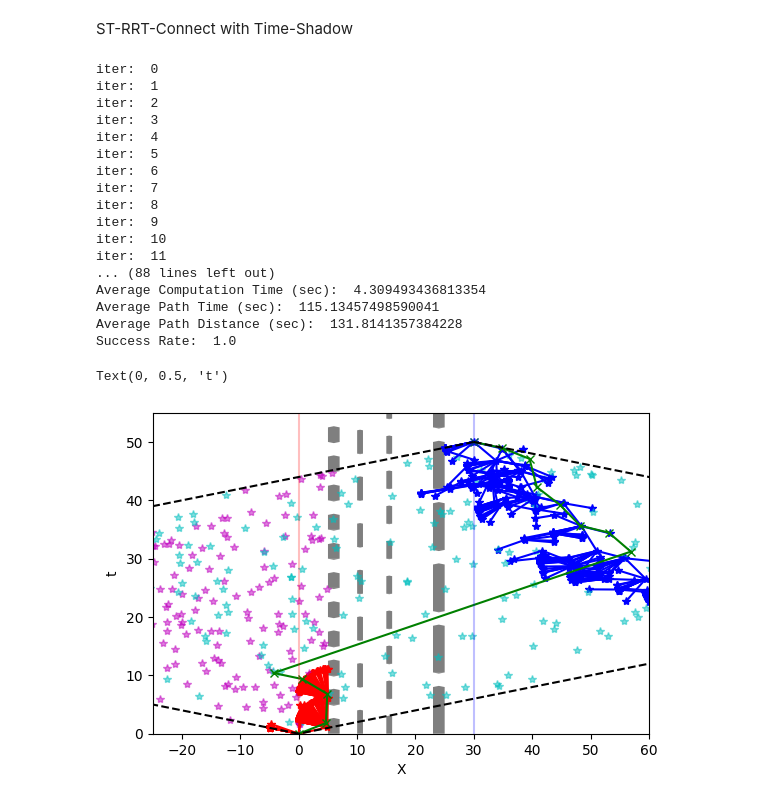
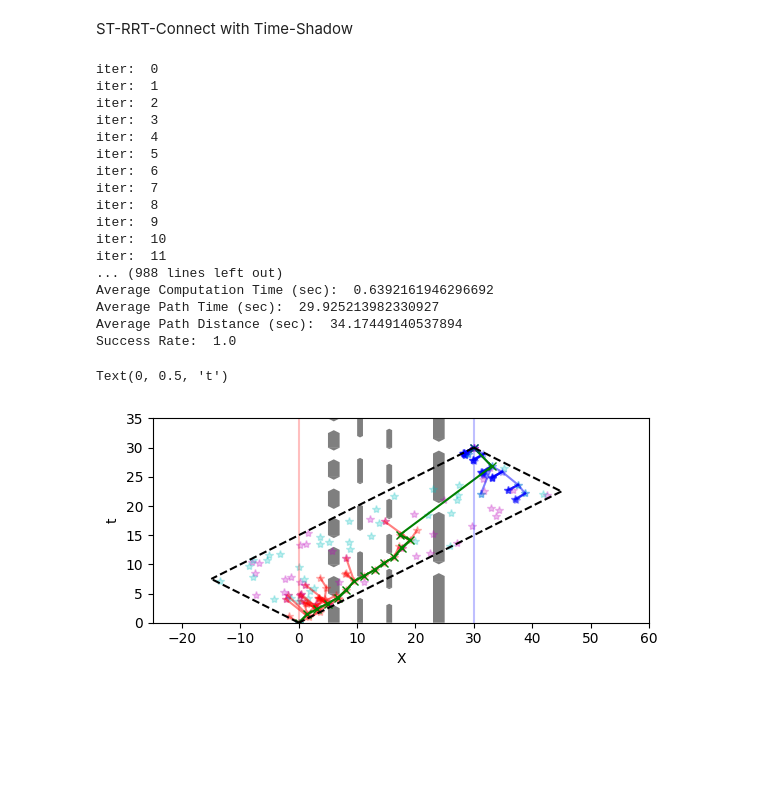
Before and after one commit to jeffersonkim97/cognis_UAM, a Jupyter notebook: script/Comparison/1D-ST-RRT-Connect.ipynb, the cells around one changed output. Drawn from its saved outputs; the diff is of its cells as text; code cells hidden in the pictures; blank space fills up the shorter version.

```diff
--- a/script/Comparison/1D-ST-RRT-Connect.ipynb
+++ b/script/Comparison/1D-ST-RRT-Connect.ipynb
@@ -136,6 +142,8 @@ def find_neighbor_RRTC(qrand, V, k):
     for i in range(len(V)):
         if reachable_RRTC(V[i], qrand, forward):
             dist_vec.append(distance(V[i][0], qrand[0]))
+        else:
+            dist_vec.append(1e100)
 
     if len(dist_vec) > 0:
         closest = dist_vec.index(min(dist_vec))
@@ -385,15 +397,17 @@ fig = plt.figure()
 ax = fig.subplots()
 # RRTConnect
 for rrtv in V_RRTCa:
-   plt.plot(rrtv[0], rrtv[1], 'r*')
+   plt.plot(rrtv[0], rrtv[1], 'r*', alpha=0.25)
 for rrtv in V_RRTCb:
-   plt.plot(rrtv[0], rrtv[1], 'b*')
-# for rrtvr in V_RRTCb_raw:
-#     plt.plot(rrtvr[0], rrtvr[1], 'm.')
+   plt.plot(rrtv[0], rrtv[1], 'b*', alpha=0.25)
+for rrtvr in V_RRTCa_raw:
+    plt.plot(rrtvr[0], rrtvr[1], 'm.', alpha=0.25)
+for rrtvr in V_RRTCb_raw:
+    plt.plot(rrtvr[0], rrtvr[1], 'c.', alpha=0.25)
 for rrte in E_RRTCa:
-    plt.plot([rrte[0][0], rrte[1][0]], [rrte[0][1], rrte[1][1]], 'r-')#, alpha=0.25)
+    plt.plot([rrte[0][0], rrte[1][0]], [rrte[0][1], rrte[1][1]], 'r-', alpha=0.5)
 for rrte in E_RRTCb:
-    plt.plot([rrte[0][0], rrte[1][0]], [rrte[0][1], rrte[1][1]], 'b-')#, alpha=0.25)
+    plt.plot([rrte[0][0], rrte[1][0]], [rrte[0][1], rrte[1][1]], 'b-', alpha=0.5)
 if final_path is not None:
     for pathi in final_path:
         plt.plot(pathi[0], pathi[1], 'gx')
@@ -429,6 +443,8 @@ ax.axis('square')
 # plt.xlim(point3[0]-5, point4[0]+5)
 plt.xlim(-25, 60)
 plt.ylim(0, tf+5)
+# plt.xlim(25, 35)
+# plt.ylim(30, 45)
 plt.xlabel('X')
 plt.ylabel('t')
 # %% [output]
@@ -563,7 +597,6 @@ RRT_RS_total_time = []
 RRT_RS_total_distance = []
 time_vec_RRTC_TS = []
 iter = 0
-iter_max = 100
 success_RRTC_TS = 0
 tf = 30
 while iter < iter_max:
@@ -612,7 +645,7 @@ while iter < iter_max:
 
                 if qclosest is not None:
                     extend_start = time.time()
-                    qnew = extend(qclosest, qrand)
+                    qnew = extend(qclosest, qrand, max_time)
                     # print('extend time: ', time.time()-extend_start)
                     t_check.append(time.time()-extend_start)
 
@@ -685,9 +718,9 @@ while iter < iter_max:
                 # print('path compute: ', time.time()-path_start)
                 total_path_time = 0
                 total_path_distance = 0
-                for fpv in final_path:
-                    total_path_time += fpv[1]
-                    total_path_distance += fpv[0]
+                for fpv in range(len(final_path)-1):
+                    total_path_time += (final_path[fpv+1][1]-final_path[fpv][1])
+                    total_path_distance += np.abs(final_path[fpv+1][0]-final_path[fpv][0])
                 RRT_RS_total_time.append(total_path_time)
                 RRT_RS_total_distance.append(total_path_distance)
                 break
@@ -712,7 +745,7 @@ while iter < iter_max:
 
 print('Average Computation Time (sec): ', sum(time_vec_RRTC_TS)/len(time_vec_RRTC_TS))
 print('Average Path Time (sec): ', sum(RRT_RS_total_time)/len(RRT_RS_total_time))
-print('Average Path Distance (sec): ', sum(RRT_RS_total_distance)/len(RRT_RS_total_distance))
+print('Average Path Distance (sec): ', sum(np.abs(RRT_RS_total_distance))/len(RRT_RS_total_distance))
 print('Success Rate: ', success_RRTC_TS/iter_max)
 # %% [output]
 iter:  0
@@ -727,27 +760,27 @@ iter:  8
 iter:  9
 iter:  10
 iter:  11
-... (88 lines left out)
-Average Computation Time (sec):  4.309493436813354
-Average Path Time (sec):  115.13457498590041
-Average Path Distance (sec):  131.8141357384228
+... (988 lines left out)
+Average Computation Time (sec):  0.6392161946296692
+Average Path Time (sec):  29.925213982330927
+Average Path Distance (sec):  34.17449140537894
 Success Rate:  1.0
 # %%
 fig = plt.figure()
 ax = fig.subplots()
 # RRTConnect
 for rrtv in V_RRTCa_TS:
-   plt.plot(rrtv[0], rrtv[1], 'r*')
+   plt.plot(rrtv[0], rrtv[1], 'r*', alpha=0.25)
 for rrtv in V_RRTCb_TS:
-   plt.plot(rrtv[0], rrtv[1], 'b*')
+   plt.plot(rrtv[0], rrtv[1], 'b*', alpha=0.25)
 for rrtv in V_RRTCa_TS_raw:
-   plt.plot(rrtv[0], rrtv[1], 'm*', alpha=0.5)
+   plt.plot(rrtv[0], rrtv[1], 'm*', alpha=0.25)
 for rrtv in V_RRTCb_TS_raw:
-   plt.plot(rrtv[0], rrtv[1], 'c*', alpha=0.5)
+   plt.plot(rrtv[0], rrtv[1], 'c*', alpha=0.25)
 for rrte in E_RRTCa_TS:
-    plt.plot([rrte[0][0], rrte[1][0]], [rrte[0][1], rrte[1][1]], 'r-')#, alpha=0.25)
+    plt.plot([rrte[0][0], rrte[1][0]], [rrte[0][1], rrte[1][1]], 'r-', alpha=0.5)
 for rrte in E_RRTCb_TS:
-    plt.plot([rrte[0][0], rrte[1][0]], [rrte[0][1], rrte[1][1]], 'b-')#, alpha=0.25)
+    plt.plot([rrte[0][0], rrte[1][0]], [rrte[0][1], rrte[1][1]], 'b-', alpha=0.5)
 if final_path is not None:
     for pathi in final_path:
         plt.plot(pathi[0], pathi[1], 'gx')
@@ -764,32 +797,32 @@ for i in range(len(xobs)):
     for j in range(obs_number):
         this_obstacle = time_block_obstacle_timeshadow(obs_pos, obs_t, j)
         for geom in this_obstacle.geoms:
             xs, ys = geom.exterior.xy
             plt.fill(xs, ys, alpha=.5, fc='k', ec='none')
 
 # Initial/Final
 plt.plot([x0, x0], [0, tf+5], 'r-', alpha=0.25)
 plt.plot(xf, tf, 'xb', alpha=0.5)
 plt.plot([xf, xf], [0, tf+5], 'b-', alpha=0.25)
 
 # ST-Bound
 point1 = [x0, 0]
 point2 = [xf, tf]
 point3 = [-vmax/2*(tf - 1/vmax*(xf+x0)), -1/vmax*(-vmax/2*(tf - 1/vmax*(xf+x0)))+x0/vmax]
 point4 = [vmax/2*(tf + 1/vmax*(xf+x0)), 1/vmax*(vmax/2*(tf + 1/vmax*(xf+x0))) - x0/vmax]
 plt.plot([point1[0], point3[0]], [point1[1], point3[1]], '--k')
 plt.plot([point2[0], point3[0]], [point2[1], point3[1]], '--k')
 plt.plot([point2[0], point4[0]], [point2[1], point4[1]], '--k')
 plt.plot([point4[0], point1[0]], [point4[1], point1[1]], '--k')
 
 # Plot Limits
 ax.axis('square')
 # plt.xlim(point3[0]-5, point4[0]+5)
 plt.xlim(-25, 60)
 plt.ylim(0, tf+5)
 plt.xlabel('X')
 plt.ylabel('t')
 # %% [output]
 Text(0, 0.5, 't')
-[figure, old version]
+[figure, new version]
 # %%
```
Also changed, not shown: parts of 19 cells of this notebook, 1 other file.
